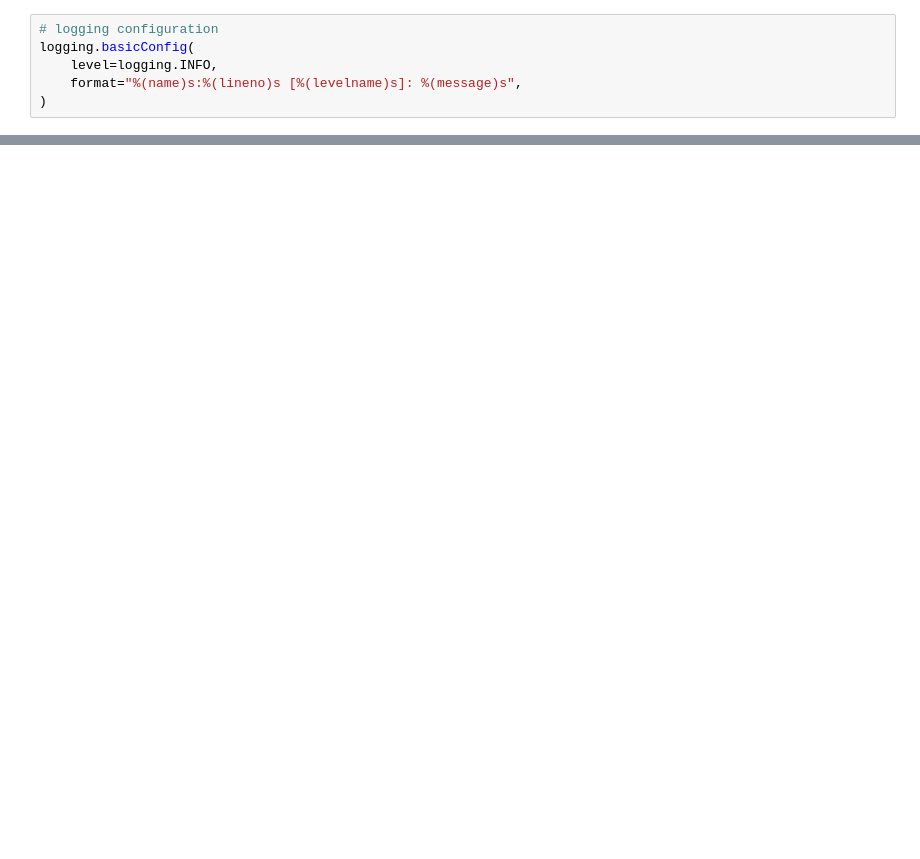
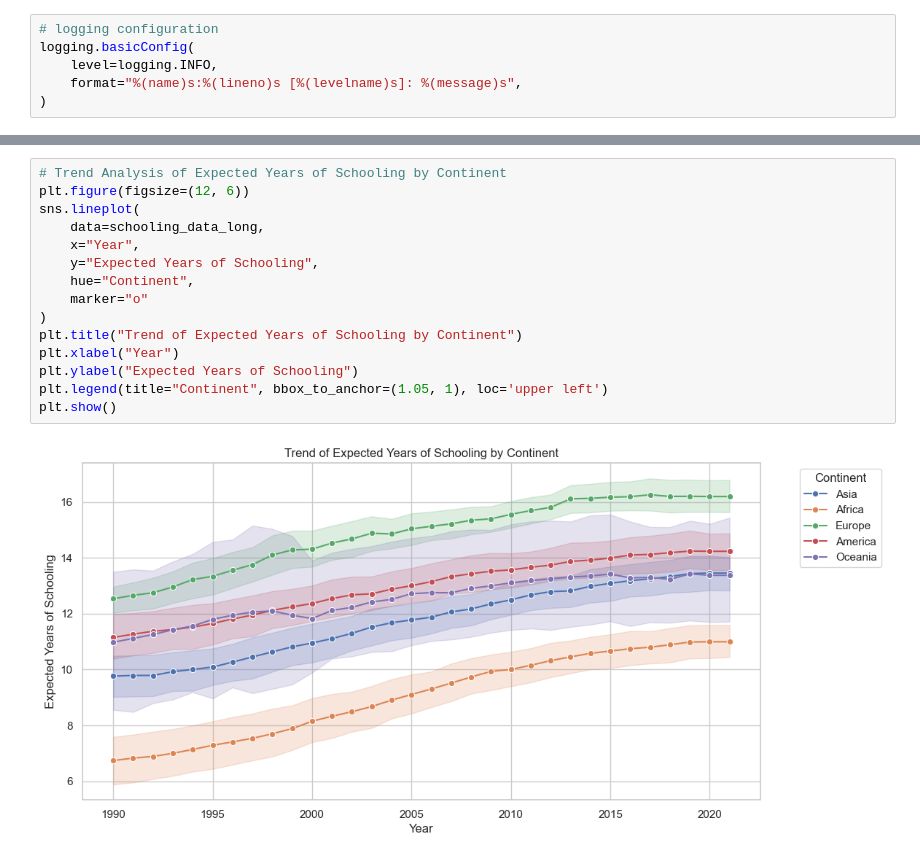
Before and after one commit to akumm2k/acim-happiness, a Jupyter notebook: src/analysis_schoolng.ipynb, the cells around one changed output, grey strips where cells are left out. Cells and saved outputs as stored; diff of their text form; blank space fills up the shorter version.

```diff
--- a/src/analysis_schoolng.ipynb
+++ b/src/analysis_schoolng.ipynb
@@ -27,0 +165,17 @@ SCHOOLING_DATA[2012]
+# %%
+# Trend Analysis of Expected Years of Schooling by Continent
+plt.figure(figsize=(12, 6))
+sns.lineplot(
+    data=schooling_data_long,
+    x="Year",
+    y="Expected Years of Schooling",
+    hue="Continent",
+    marker="o"
+)
+plt.title("Trend of Expected Years of Schooling by Continent")
+plt.xlabel("Year")
+plt.ylabel("Expected Years of Schooling")
+plt.legend(title="Continent", bbox_to_anchor=(1.05, 1), loc='upper left')
+plt.show()
+# %% [output]
+[figure, added]
```
Also changed, not shown: parts of 13 cells of this notebook.
